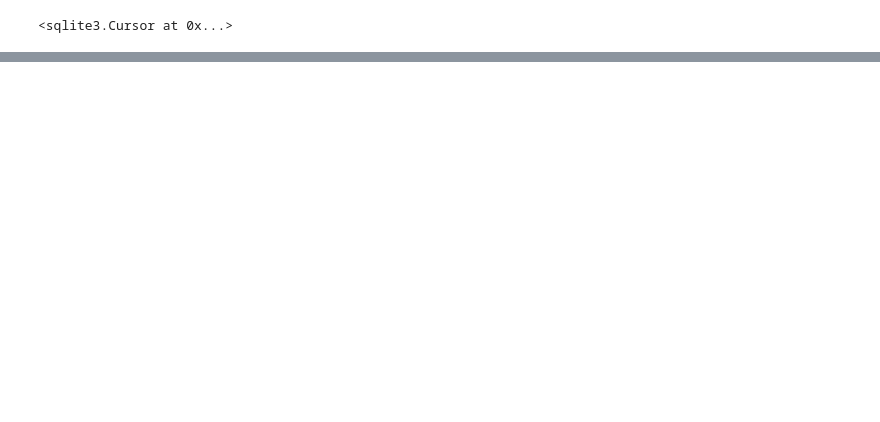
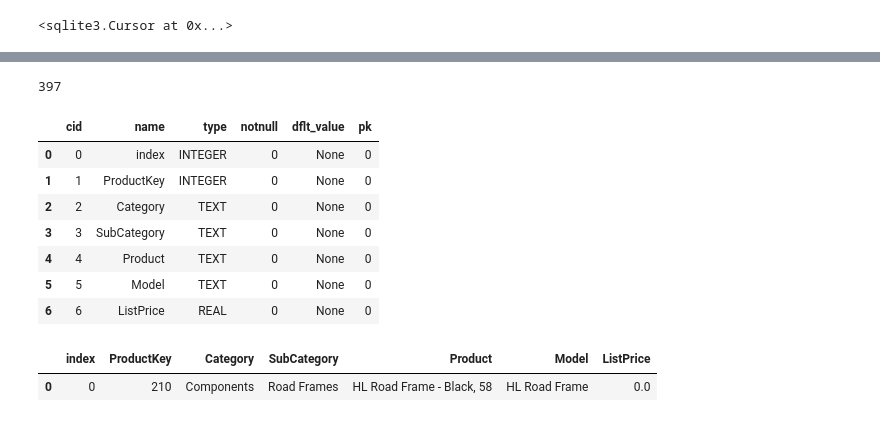
Before and after one commit to 960Subhamsingh/Python-oops-concept, a Jupyter notebook: database_connectivity/sqlite.ipynb, the cells around one changed output, grey strips where cells are left out. Cells and saved outputs as stored; diff of their text form; code cells hidden in the pictures; blank space fills up the shorter version.

```diff
--- a/database_connectivity/sqlite.ipynb
+++ b/database_connectivity/sqlite.ipynb
@@ -403,0 +383,21 @@ SELECT
+# %%
+product_data.to_sql('product', conn , if_exists='append')
+# %% [output]
+397
+# %%
+# table schema
+pd.read_sql_query("""PRAGMA table_info('product');""", conn)
+# %% [output]
+|  | cid | name | type | notnull | dflt_value | pk |
+| 0 | 0 | index | INTEGER | 0 | None | 0 |
+| 1 | 1 | ProductKey | INTEGER | 0 | None | 0 |
+| 2 | 2 | Category | TEXT | 0 | None | 0 |
+| 3 | 3 | SubCategory | TEXT | 0 | None | 0 |
+| 4 | 4 | Product | TEXT | 0 | None | 0 |
+| 5 | 5 | Model | TEXT | 0 | None | 0 |
+| 6 | 6 | ListPrice | REAL | 0 | None | 0 |
+# %%
+pd.read_sql_query("SELECT * FROM product limit 1 ", conn)
+# %% [output]
+|  | index | ProductKey | Category | SubCategory | Product | Model | ListPrice |
+| 0 | 0 | 210 | Components | Road Frames | HL Road Frame - Black, 58 | HL Road Frame | 0.0 |
```
Also changed, not shown: parts of 73 cells of this notebook, 1 other file.
